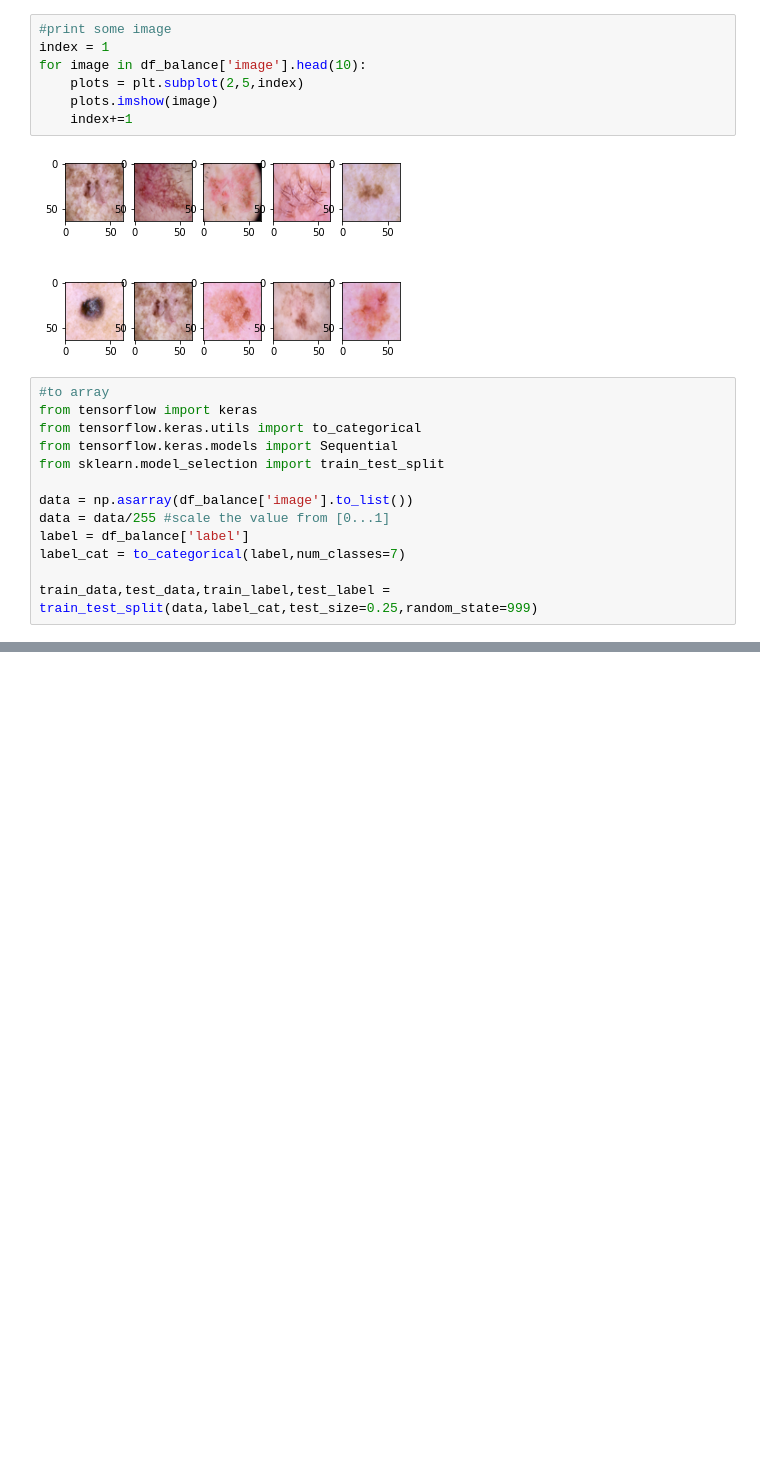
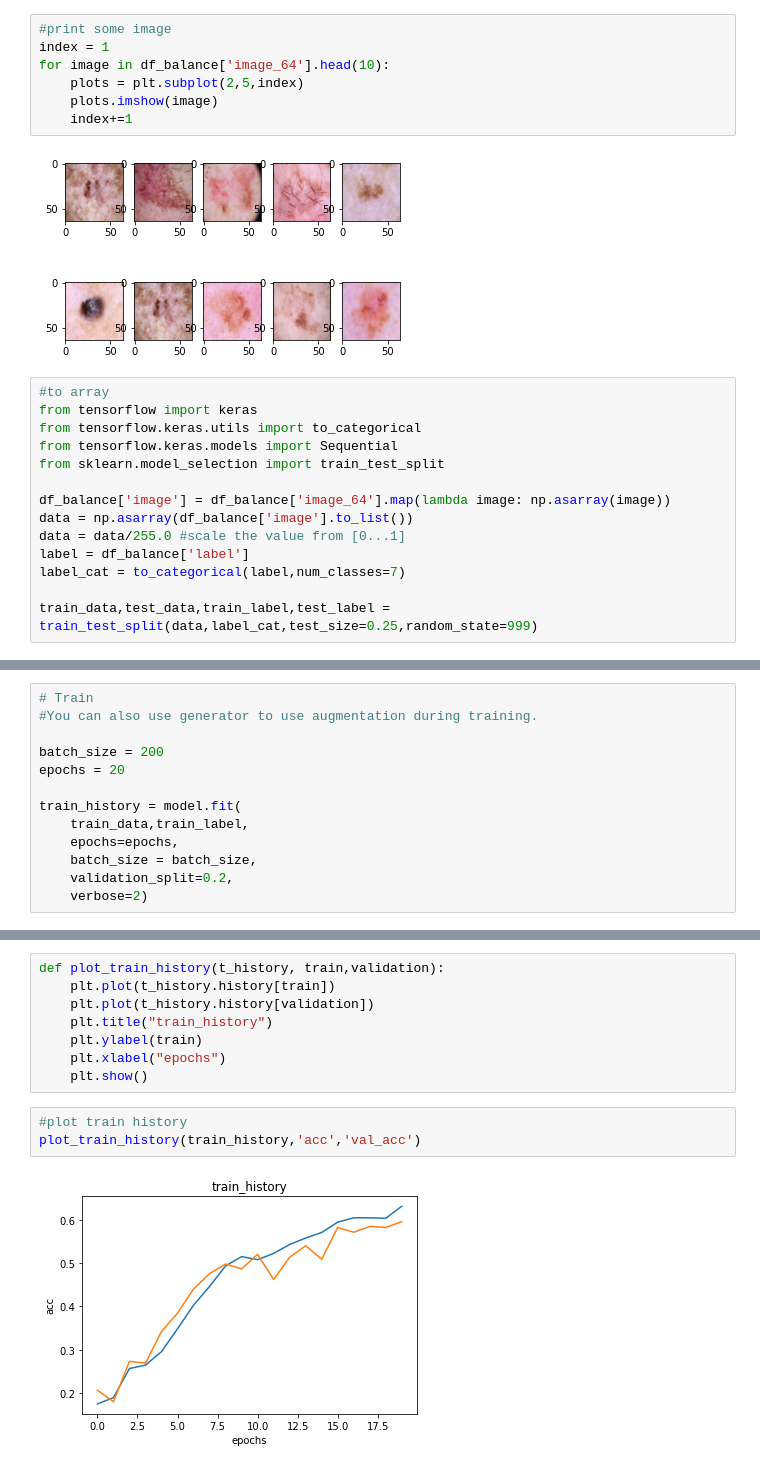
Before and after one commit to CooLguNxDD/CMPT-340, a Jupyter notebook: HAM10000_tutorial.ipynb, the cells around one changed output, grey strips where cells are left out. Saved outputs shown, nothing was run; the diff lists cells and outputs as text; blank space fills up the shorter version.

```diff
--- a/HAM10000_tutorial.ipynb
+++ b/HAM10000_tutorial.ipynb
@@ -86,7 +91,7 @@ df_balance['image'] = df_balance['path'].map(lambda path:Image.open(path).resize
 # %%
 #print some image
 index = 1
-for image in df_balance['image'].head(10):
+for image in df_balance['image_64'].head(10):
     plots = plt.subplot(2,5,index)
     plots.imshow(image)
     index+=1
@@ -99,8 +104,9 @@ from tensorflow.keras.utils import to_categorical
 from tensorflow.keras.models import Sequential
 from sklearn.model_selection import train_test_split
 
+df_balance['image'] = df_balance['image_64'].map(lambda image: np.asarray(image))
 data = np.asarray(df_balance['image'].to_list())
-data = data/255 #scale the value from [0...1]
+data = data/255.0 #scale the value from [0...1]
 label = df_balance['label']
 label_cat = to_categorical(label,num_classes=7)
 
@@ -109,0 +160,13 @@ train_data,test_data,train_label,test_label = train_test_split(data,label_cat,te
+# %%
+# Train
+#You can also use generator to use augmentation during training.
+
+batch_size = 200
+epochs = 20
+
+train_history = model.fit(
+    train_data,train_label,
+    epochs=epochs,
+    batch_size = batch_size,
+    validation_split=0.2,
+    verbose=2)
@@ -109,0 +191,13 @@ train_data,test_data,train_label,test_label = train_test_split(data,label_cat,te
+# %%
+def plot_train_history(t_history, train,validation):
+    plt.plot(t_history.history[train])
+    plt.plot(t_history.history[validation])
+    plt.title("train_history")
+    plt.ylabel(train)
+    plt.xlabel("epochs")
+    plt.show()
+# %%
+#plot train history
+plot_train_history(train_history,'acc','val_acc')
+# %% [output]
+[figure, added]
```
Also changed, not shown: parts of 10 cells of this notebook.
